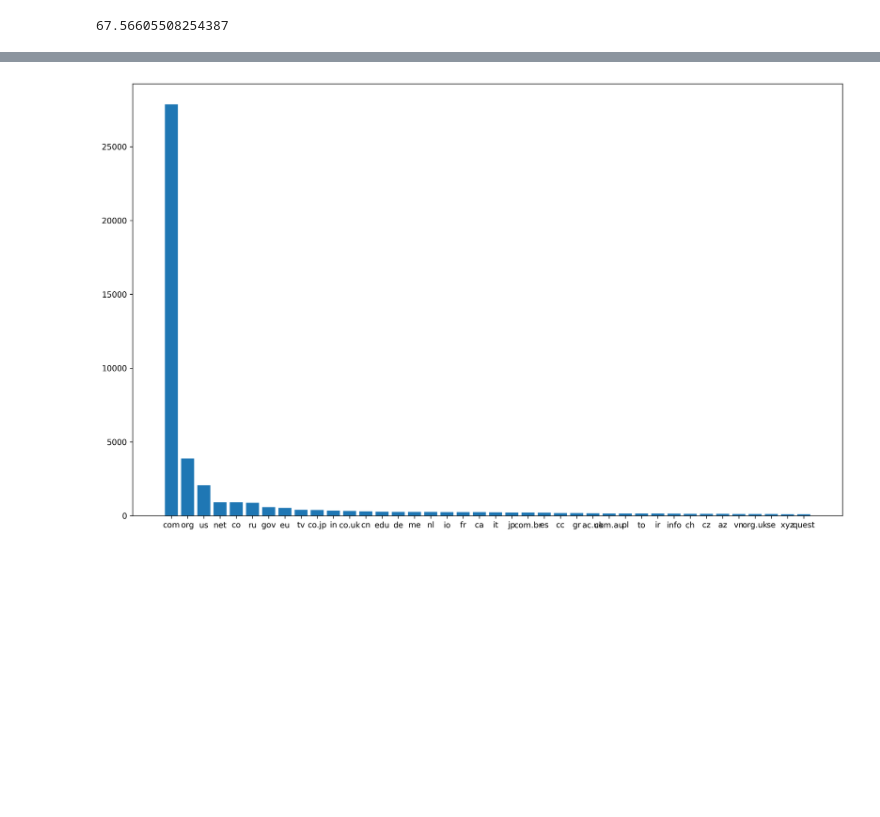
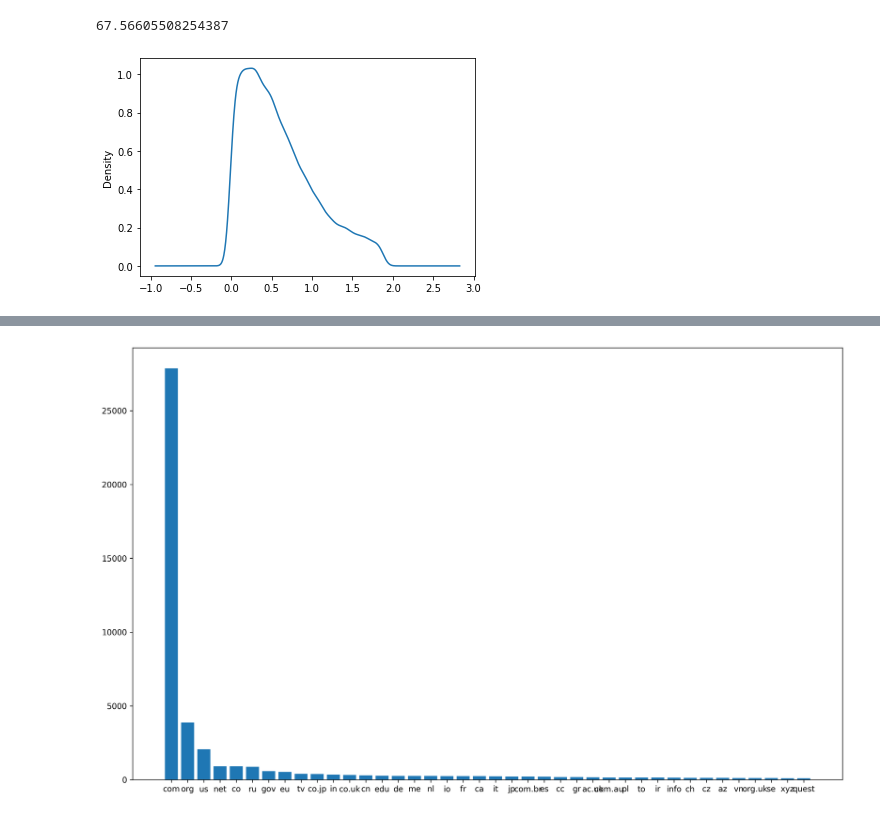
Before and after one commit to ivanivanov10101/bachelor-project, a Jupyter notebook: src/notebook.ipynb, the cells around one changed output, grey strips where cells are left out. Drawn from its saved outputs; the diff is of its cells as text; code cells hidden in the pictures; blank space fills up the shorter version.

```diff
--- a/src/notebook.ipynb
+++ b/src/notebook.ipynb
@@ -245,3 +245,20 @@ top3_tld_percentage = ((27873 + 3868 + 2065) / tld.sum()) *100
 top3_tld_percentage
 # %% [output]
 67.56605508254387
+# %%
+# Used in Energy and CO2, for density plots without outlers, using the default boxplot definition for an outlier https://medium.com/@agarwal.vishal819/outlier-detection-with-boxplots-1b6757fafa21#:~:text=This%20type%20of%20plot%20is%20used%20to%20easily%20detect%20outliers.%20It%20can%20also%20tell%20us%20if%20your%20data%20is%20symmetrical%2C%20how%20tightly%20your%20data%20is%20grouped%2C%20and%20if%20and%20how%20your%20data%20is%20skewed.
+
+def IQR_outliers(df, column):
+
+     Q1 = df[column].quantile(0.25)
+     Q3 = df[column].quantile(0.75)
+     IQR = Q3 - Q1
+     df = df.loc[lambda df: ~((df[column] < (Q1 - 1.5 * IQR)) | (df[column] > (Q3 + 1.5 * IQR)))]
+     return df
+
+
+revised_df = df.pipe(IQR_outliers, 'Statistics: CO2 Grams, Grid').pipe(IQR_outliers, 'Statistics: Energy (KWG)')
+# %%
+ax = revised_df["Statistics: CO2 Grams, Grid"].plot.kde()
+# %% [output]
+[figure, added]
```
Also changed, not shown: parts of 4 cells of this notebook, 5 other files.
